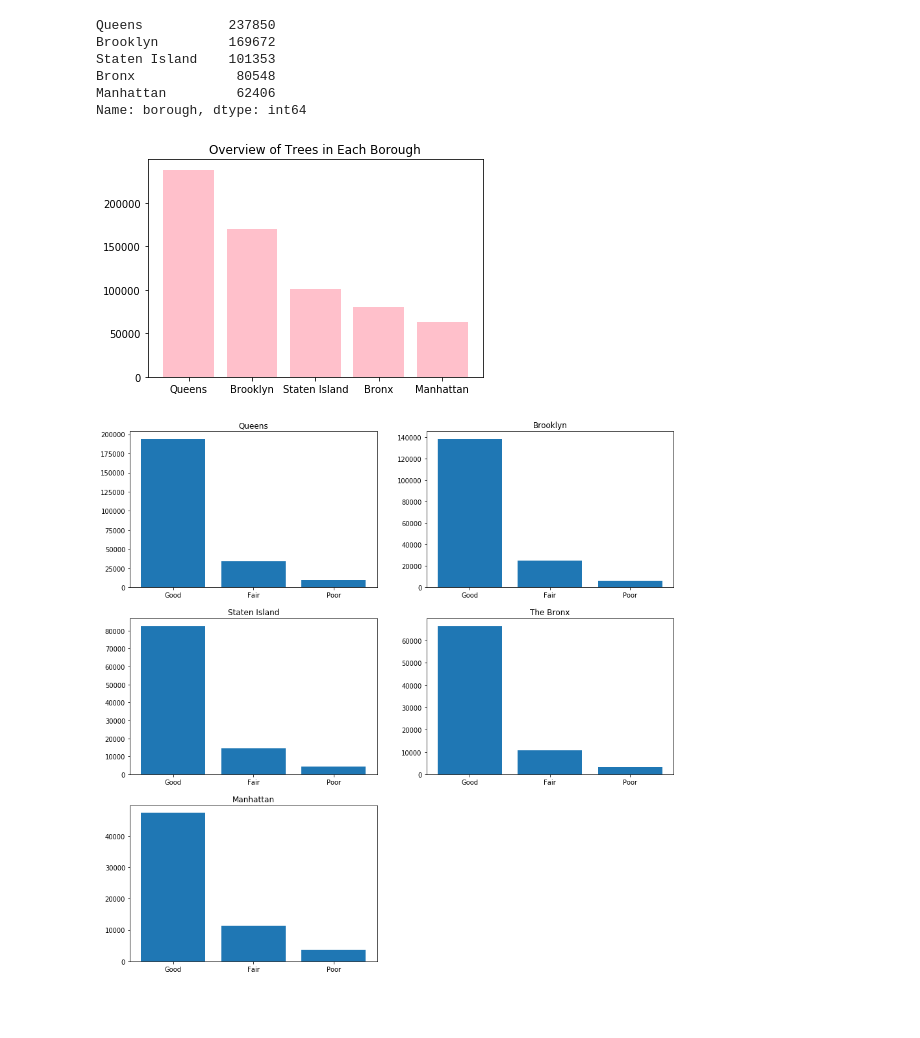
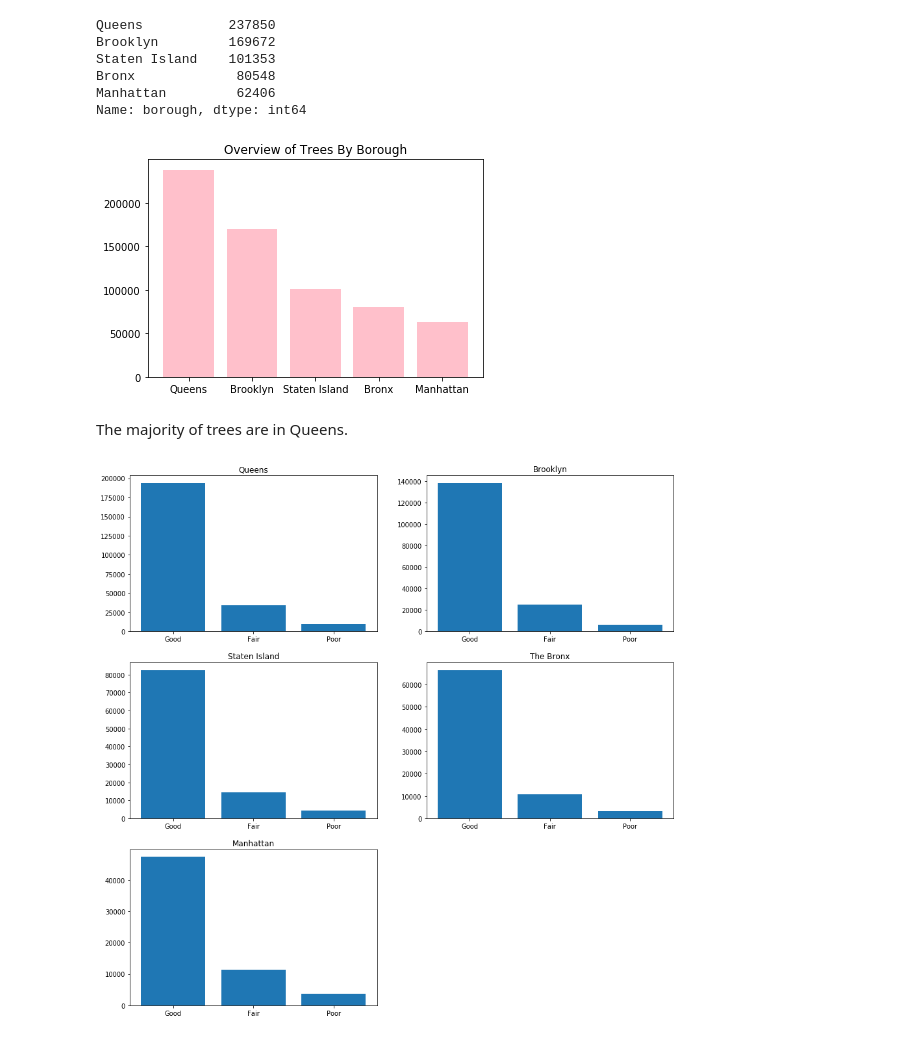
Before and after one commit to annasophiat/tree-health-census, a Jupyter notebook: capstone-tree.ipynb, the cells around one changed output. Cells and saved outputs as stored; diff of their text form; code cells hidden in the pictures; blank space fills up the shorter version.

```diff
--- a/capstone-tree.ipynb
+++ b/capstone-tree.ipynb
@@ -467,16 +466,18 @@ Bronx             80548
 Manhattan         62406
 Name: borough, dtype: int64
 # %%
-# looking at trees overall
+# plotting trees by borough
 
 boroughs = ['Queens', 'Brooklyn', 'Staten Island', 'Bronx', 'Manhattan']
 bor_num_trees = tree.borough.value_counts()
 
 plt.bar(boroughs, bor_num_trees, color='pink')
-plt.title('Overview of Trees in Each Borough')
+plt.title('Overview of Trees By Borough')
 plt.show()
 # %% [output]
-[figure, old version]
+[figure, new version]
+# %% [markdown]
+The majority of trees are in Queens.
 # %%
 # separate trees by borough
 
```
Also changed, not shown: parts of 13 cells of this notebook.
